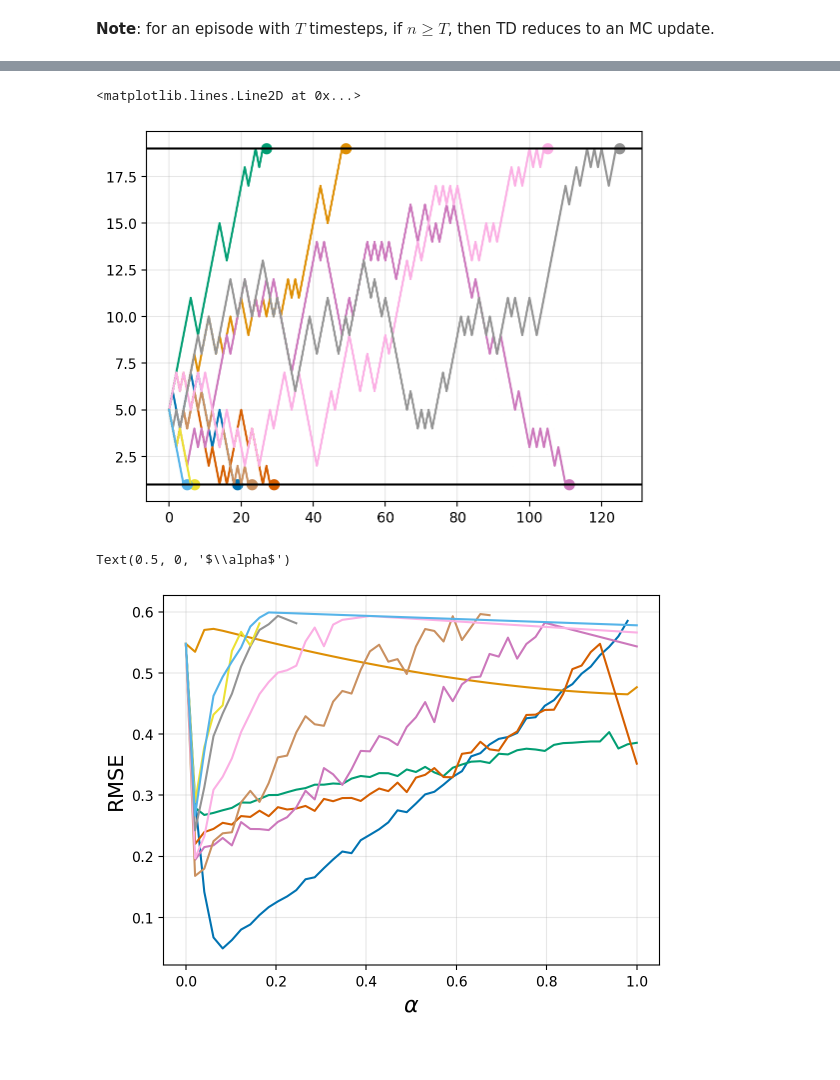
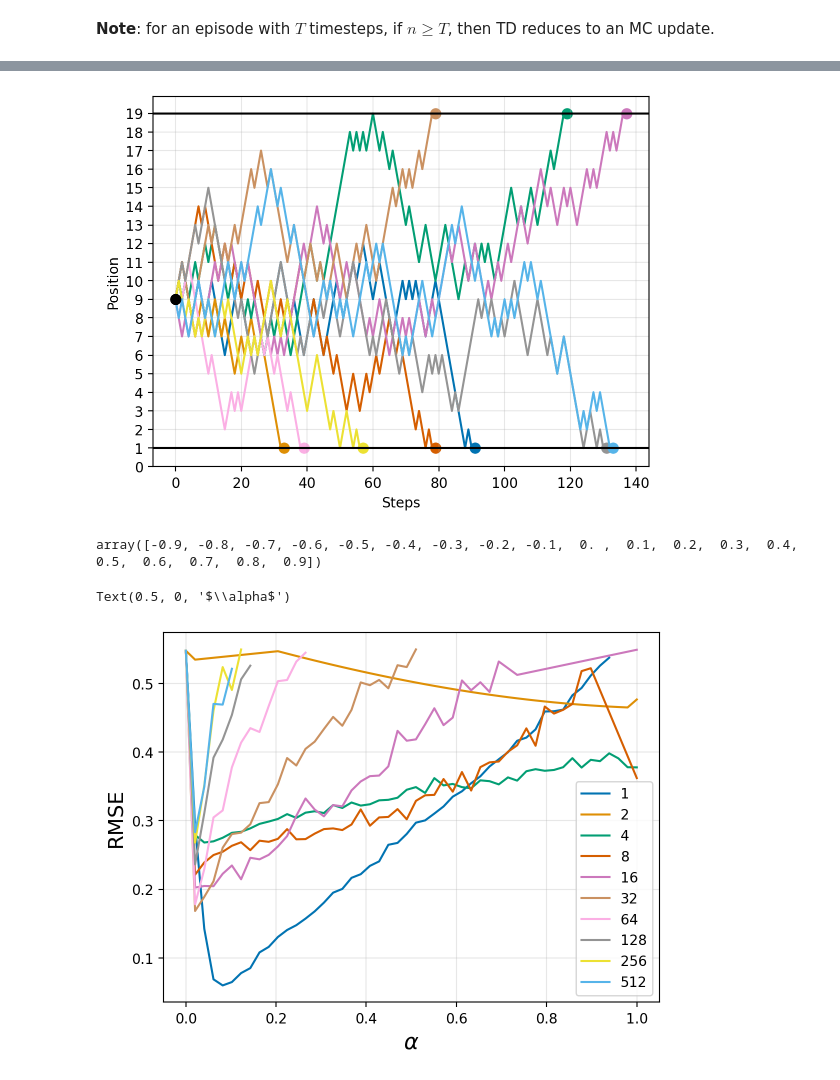
Before and after one commit to gerdm/reinforcement-learning, a Jupyter notebook: notebooks/ch07/random-walk-tdn.ipynb, the cells around one changed output, grey strips where cells are left out. Cells and saved outputs as stored; diff of their text form; code cells hidden in the pictures; blank space fills up the shorter version.

```diff
--- a/notebooks/ch07/random-walk-tdn.ipynb
+++ b/notebooks/ch07/random-walk-tdn.ipynb
@@ -98,22 +98,25 @@ def sample_run(s):
     r_hist = np.array(r_hist)
     return s_hist, r_hist
 # %%
-set_seed(2718)
+n_sims = 10
+s_init = 9
 
-n_sims = 10
-
+set_seed(3141)
 for n in range(n_sims):
-    s_hist, r_hist = sample_run(5)
+    s_hist, r_hist = sample_run(s_init)
     len_hist = len(s_hist)
     plt.plot(s_hist)
     plt.scatter(len_hist, s_hist[-1], s=50)
 
-plt.grid(alpha=0.3)
+plt.scatter(0, s_init, c="black", zorder=2, s=50)
 plt.axhline(y=n_states - 1, c="black")
 plt.axhline(y=1, c="black")
+plt.ylabel("Position")
+plt.xlabel("Steps")
+plt.yticks(np.arange(0, n_states))
+plt.grid(alpha=0.3)
 # %% [output]
-<matplotlib.lines.Line2D at 0x...>
-[figure, old version]
+[figure, new version]
 # %%
 @njit
 def compute_reward(sprev, snext):
@@ -227,5 +231,9 @@ for td_size, a in tqdm(items):
         "alpha": a,
         "rmse": err,
     })
+# %%
+value_array
+# %% [output]
+array([-0.9, -0.8, -0.7, -0.6, -0.5, -0.4, -0.3, -0.2, -0.1,  0. ,  0.1,  0.2,  0.3,  0.4,  0.5,  0.6,  0.7,  0.8,  0.9])
 # %%
 res = pd.DataFrame(collection)
@@ -232,9 +242,10 @@ res = pd.DataFrame(collection)
 # %%
-for n in n_values:
-    res.query("n == @n").query("rmse < 0.6").set_index("alpha")["rmse"].plot()
+for c, n in zip(colors, n_values):
+    res.query("n == @n").query("rmse < 0.55").set_index("alpha")["rmse"].plot(label=n)
 plt.grid(alpha=0.3)
 plt.ylabel("RMSE", fontsize=15)
+plt.legend()
 plt.xlabel(r"$\alpha$", fontsize=16)
 # %% [output]
 Text(0.5, 0, '$\\alpha$')
-[figure, old version]
+[figure, new version]
```
Also changed, not shown: parts of 8 cells of this notebook.
